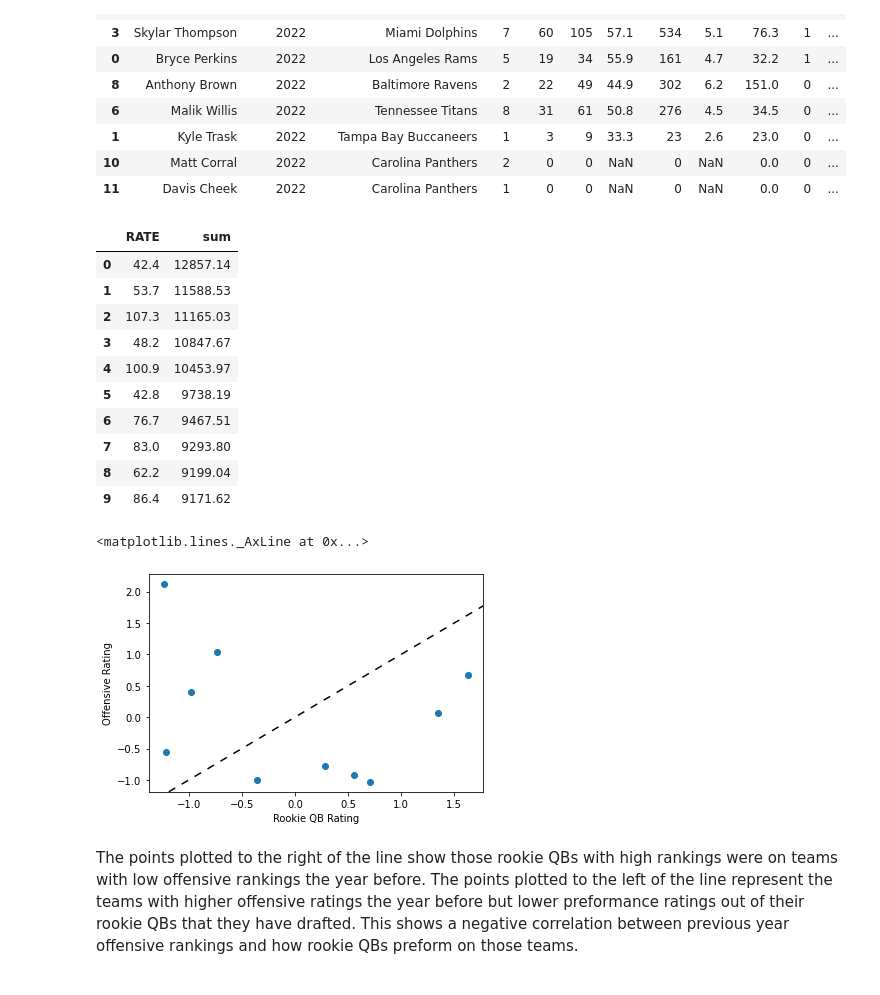
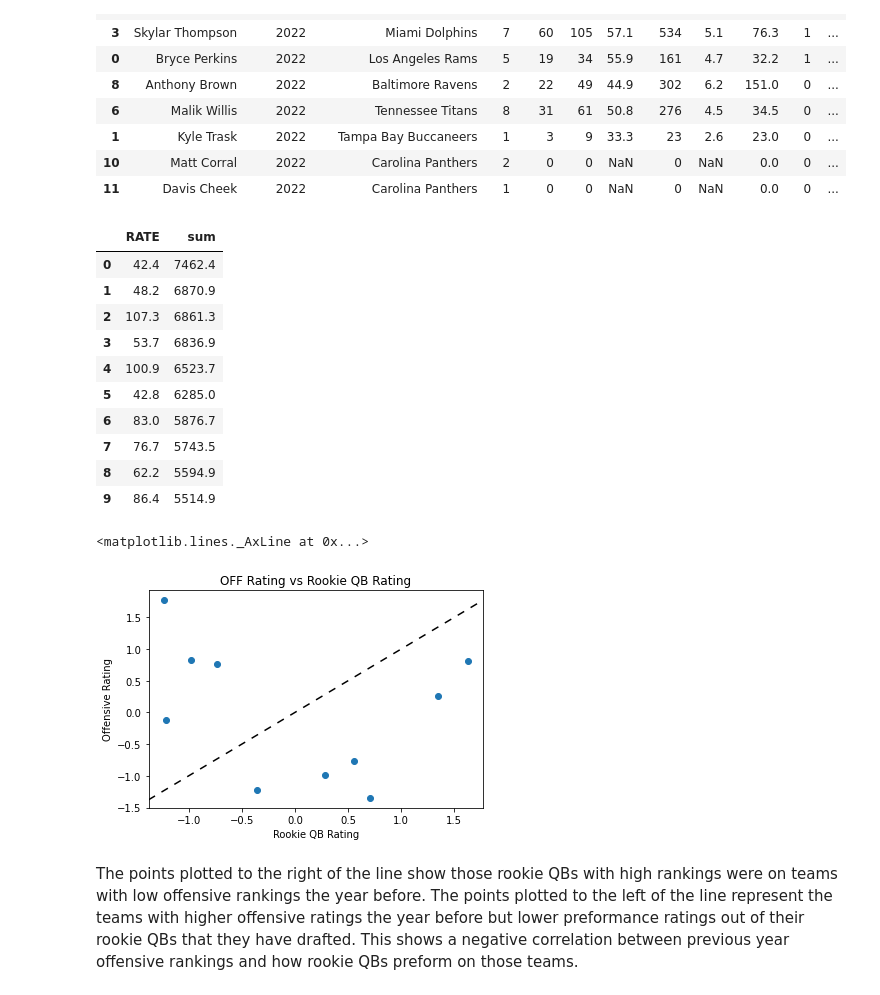
Before and after one commit to JakeBulat/CMSE-202-Group-Project-Sports-, a Jupyter notebook: CMSE 202 Rookie QB Project.ipynb, the cells around one changed output. Drawn from its saved outputs; the diff is of its cells as text; code cells hidden in the pictures.

```diff
--- a/CMSE 202 Rookie QB Project.ipynb
+++ b/CMSE 202 Rookie QB Project.ipynb
@@ -92,0 +37,20 @@ dtype: object
+# %%
+#this is the dataset of each NFL team's offense in 2021
+twentyone_off_df = pd.read_csv('2021_Offensive Stats.csv')
+new_header = twentyone_off_df.iloc[0] #grab the first row for the header
+twentyone_off_df = twentyone_off_df[1:] #take the data less the header row
+twentyone_off_df.columns = new_header
+twentyone_off_df = twentyone_off_df.iloc[:-3]
+twentyone_off_df = twentyone_off_df.drop(['Rk', 'G'], axis=1)
+
+cols = []
+count = 1
+for column in twentyone_off_df.columns:
+    if column == 'Yds':
+        cols.append(f'Yds_{count}')
+        count+=1
+        continue
+    cols.append(column)
+twentyone_off_df.columns = cols
+twentyone_off_df = twentyone_off_df.rename({'Yds_1': 'Ttl_Yds', 'Yds_2': 'Pass_Yds', 'Yds_3': 'Rush_Yds', 'Yds_4': 'Pen_Yds'}, axis='columns')
+twentyone_off_df
@@ -303,15 +225,16 @@ for column in twentyone_off.columns:
     cols.append(column)
 twentyone_off.columns = cols
 twentyone_off = twentyone_off.rename({'Tm' : 'TM','Yds_1': 'Ttl_Yds', 'Yds_2': 'Pass_Yds', 'Yds_3': 'Rush_Yds', 'Yds_4': 'Pen_Yds'}, axis='columns')
-columns_to_keep = ['TM','PF','Ttl_Yds','Pass_Yds','EXP']
+columns_to_keep = ['TM','Ttl_Yds', 'PF', '1stD', 'Sc%', 'Y/P']
 twentyone_off = twentyone_off[columns_to_keep]
 #twentyone_off
 # %%
+twentyone_off['Ttl_Yds'] = twentyone_off['Ttl_Yds'].astype("float")
 twentyone_off['PF'] = twentyone_off['PF'].astype("float")
-twentyone_off['EXP'] = twentyone_off['EXP'].astype("float")
-twentyone_off['Pass_Yds'] = twentyone_off['Pass_Yds'].astype("float")
-twentyone_off['Ttl_Yds'] = twentyone_off['Ttl_Yds'].astype("float")
-twentyone_off['sum'] = twentyone_off['PF']+twentyone_off['Ttl_Yds']+twentyone_off['Pass_Yds']+twentyone_off['EXP']
+twentyone_off['Sc%'] = twentyone_off['Sc%'].astype("float")
+twentyone_off['Y/P'] = twentyone_off['Y/P'].astype("float")
+twentyone_off
+twentyone_off['sum'] = twentyone_off['Ttl_Yds']+twentyone_off['PF']+twentyone_off['Sc%']+twentyone_off['Y/P']
 twentyone_off['Rank'] = twentyone_off['sum'].rank(ascending=False)
 twentyone_off = twentyone_off.sort_values(by='sum', ascending=False)
 twentyone_off.T
@@ -403,32 +329,33 @@ merged_df = merged_df.dropna()
 merged_df
 # %% [output]
 |  | RATE | sum |
-| 0 | 42.4 | 12857.14 |
-| 1 | 53.7 | 11588.53 |
-| 2 | 107.3 | 11165.03 |
-| 3 | 48.2 | 10847.67 |
-| 4 | 100.9 | 10453.97 |
-| 5 | 42.8 | 9738.19 |
-| 6 | 76.7 | 9467.51 |
-| 7 | 83.0 | 9293.80 |
-| 8 | 62.2 | 9199.04 |
-| 9 | 86.4 | 9171.62 |
+| 0 | 42.4 | 7462.4 |
+| 1 | 48.2 | 6870.9 |
+| 2 | 107.3 | 6861.3 |
+| 3 | 53.7 | 6836.9 |
+| 4 | 100.9 | 6523.7 |
+| 5 | 42.8 | 6285.0 |
+| 6 | 83.0 | 5876.7 |
+| 7 | 76.7 | 5743.5 |
+| 8 | 62.2 | 5594.9 |
+| 9 | 86.4 | 5514.9 |
 # %%
 scaler = StandardScaler()
 scale_model = scaler.fit(merged_df)
 scaled_data = scale_model.transform(merged_df)
 xx = np.linspace(-3, 3) #creating values between those points, x array of values
 yy = .055666781 *xx - 1.1797
 x = scaled_data[:,0] #RATE
 y = scaled_data[:,1] #sum
 plt.scatter(x, y)
 plt.xlabel('Rookie QB Rating')
 plt.ylabel('Offensive Rating')
+plt.title("OFF Rating vs Rookie QB Rating")
 plt.axline((-1, -1), slope=1, color="black", linestyle=(0, (5, 5)))
 #since we can tell there is a line
 # %% [output]
 <matplotlib.lines._AxLine at 0x...>
-[figure, old version]
+[figure, new version]
 # %% [markdown]
 The points plotted to the right of the line show those rookie QBs with high rankings were on teams with low offensive rankings the year before. The points plotted to the left of the line represent the teams with higher offensive ratings the year before but lower preformance ratings out of their rookie QBs that they have drafted.
 This shows a negative correlation between previous year offensive rankings and how rookie QBs preform on those teams.
```
Also changed, not shown: parts of 30 cells of this notebook, 2 other files.
